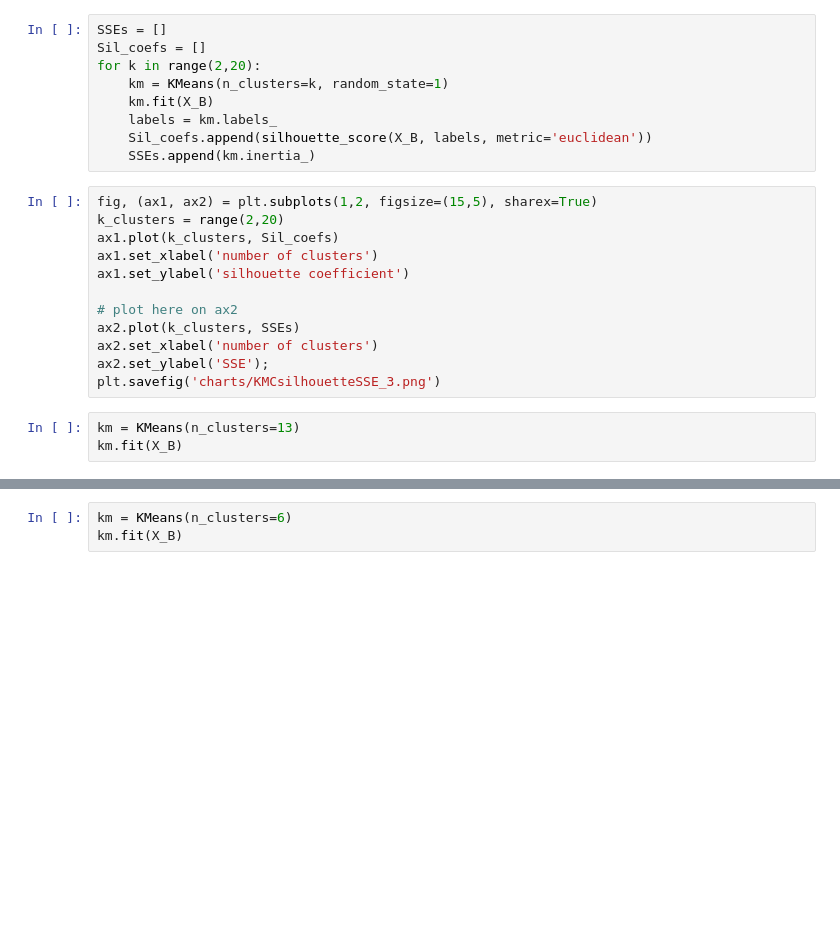
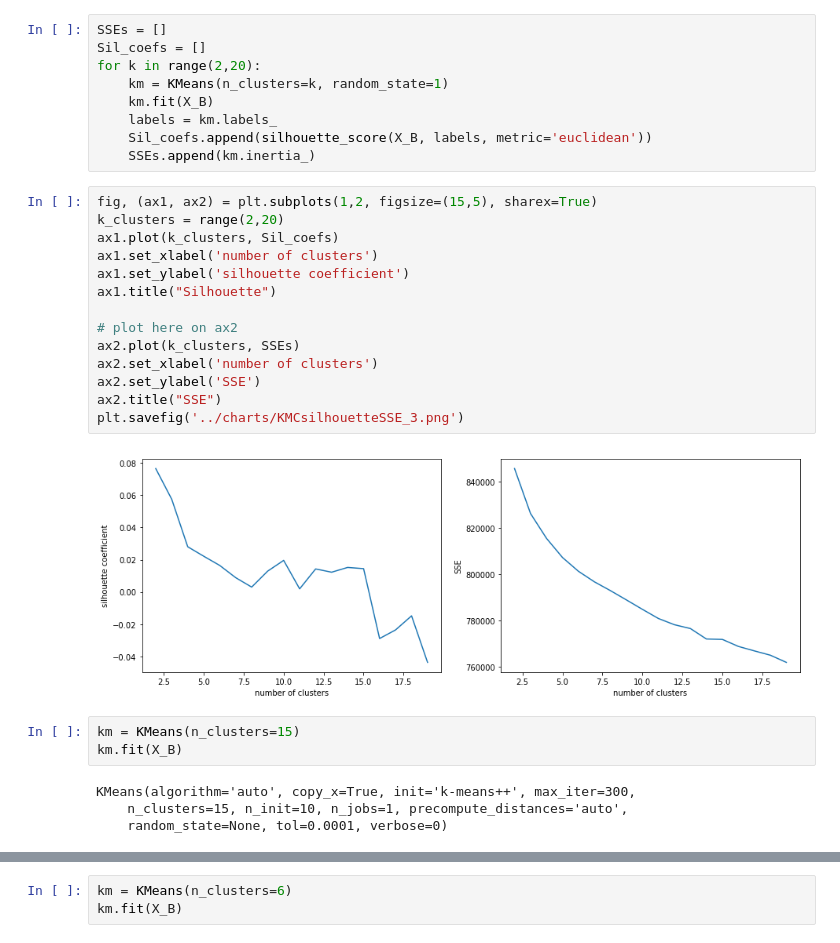
Before and after one commit to cipher813/McMahon_Metis, a Jupyter notebook: Project_4/notebooks/4_Toxic_KMC_1.ipynb, the cells around one changed output, grey strips where cells are left out. Drawn from its saved outputs; the diff is of its cells as text; blank space fills up the shorter version.

```diff
--- a/Project_4/notebooks/4_Toxic_KMC_1.ipynb
+++ b/Project_4/notebooks/4_Toxic_KMC_1.ipynb
@@ -126,18 +126,26 @@ for k in range(2,20):
 # %%
 fig, (ax1, ax2) = plt.subplots(1,2, figsize=(15,5), sharex=True)
 k_clusters = range(2,20)
 ax1.plot(k_clusters, Sil_coefs)
 ax1.set_xlabel('number of clusters')
 ax1.set_ylabel('silhouette coefficient')
+ax1.title("Silhouette")
 
 # plot here on ax2
 ax2.plot(k_clusters, SSEs)
 ax2.set_xlabel('number of clusters')
-ax2.set_ylabel('SSE');
-plt.savefig('charts/KMCsilhouetteSSE_3.png')
+ax2.set_ylabel('SSE')
+ax2.title("SSE")
+plt.savefig('../charts/KMCsilhouetteSSE_3.png')
+# %% [output]
+[figure, added]
 # %%
-km = KMeans(n_clusters=13)
+km = KMeans(n_clusters=15)
 km.fit(X_B)
+# %% [output]
+KMeans(algorithm='auto', copy_x=True, init='k-means++', max_iter=300,
+    n_clusters=15, n_init=10, n_jobs=1, precompute_distances='auto',
+    random_state=None, tol=0.0001, verbose=0)
 # %%
 mu_digits = km.cluster_centers_
 mu_digits.shape
```
Also changed, not shown: parts of 2 cells of this notebook, 13 other files.
